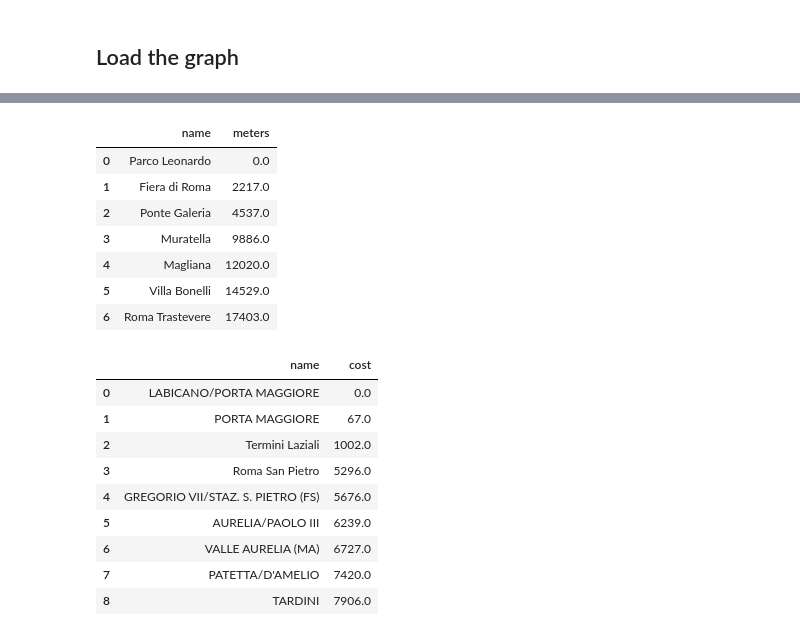
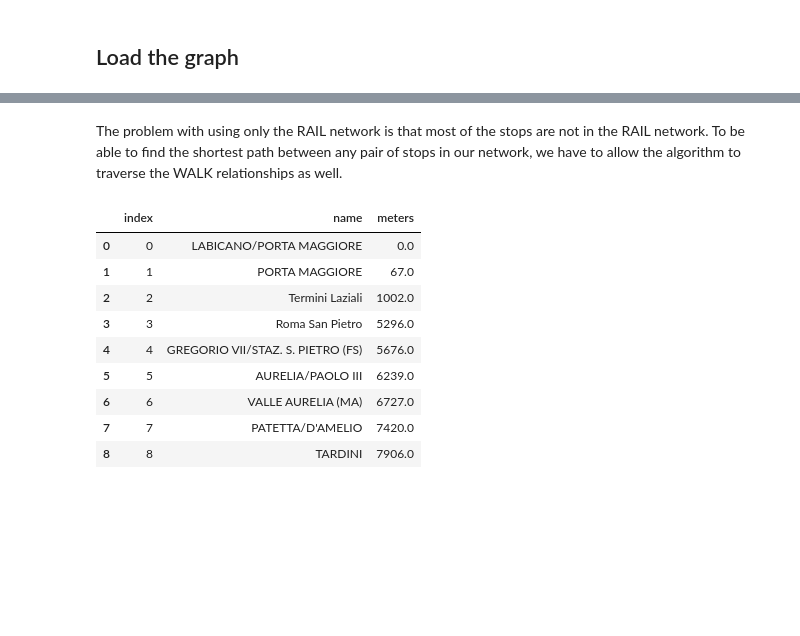
Before and after one commit to tomasonjo/blogs, a Jupyter notebook: graph_analytics_rome/Rome-transport-system.ipynb, the cells around one changed output, grey strips where cells are left out. Drawn from its saved outputs; the diff is of its cells as text; code cells hidden in the pictures; blank space fills up the shorter version.

```diff
--- a/graph_analytics_rome/Rome-transport-system.ipynb
+++ b/graph_analytics_rome/Rome-transport-system.ipynb
@@ -7,0 +21,13 @@ def run_query(query):
+# %%
+# Define Neo4j connections
+import pandas as pd
+from neo4j import GraphDatabase
+host = 'bolt://3.235.2.228:7687'
+user = 'neo4j'
+password = 'seats-drunks-carbon'
+driver = GraphDatabase.driver(host,auth=(user, password))
+
+def run_query(query, parameters = {}):
+    with driver.session() as session:
+        result = session.run(query,parameters)
+        return pd.DataFrame([r.values() for r in result], columns=result.keys())
@@ -160,32 +235,25 @@ RETURN algo.asNode(nodeId).name as name, cost as meters
-# %%
-read_query(shortest_path_single_rel_query)
-# %% [output]
-|  | name | meters |
-| 0 | Parco Leonardo | 0.0 |
-| 1 | Fiera di Roma | 2217.0 |
-| 2 | Ponte Galeria | 4537.0 |
-| 3 | Muratella | 9886.0 |
-| 4 | Magliana | 12020.0 |
-| 5 | Villa Bonelli | 14529.0 |
-| 6 | Roma Trastevere | 17403.0 |
+# %% [markdown]
+The problem with using only the RAIL network is that most of the stops are not in the RAIL network. To be able to find the shortest path between any pair of stops in our network, we have to allow the algorithm to traverse the WALK relationships as well.
 # %%
 # Shortest path using multi relationship types
 shortest_path_multi_rel_query = """
 MATCH (start:Stop{name:'LABICANO/PORTA MAGGIORE'}),(end:Stop{name:'TARDINI'})
-CALL algo.shortestPath.stream(start,end,'distance',{graph:'rome',relationshipQuery:'WALK | RAIL'})
-YIELD nodeId, cost
-RETURN algo.asNode(nodeId).name as name, cost
+CALL gds.shortestPath.dijkstra.stream('rome',{sourceNode: start, targetNode: end,
+  relationshipWeightProperty:'distance',relationshipTypes:['RAIL', 'WALK']})
+YIELD nodeIds,costs
+UNWIND range(0, size(nodeIds) - 1) AS index
+RETURN index, gds.util.asNode(nodeIds[index]).name as name, costs[index] as meters
 """
+
+read_query(shortest_path_multi_rel_query)
+# %% [output]
+|  | index | name | meters |
+| 0 | 0 | LABICANO/PORTA MAGGIORE | 0.0 |
+| 1 | 1 | PORTA MAGGIORE | 67.0 |
+| 2 | 2 | Termini Laziali | 1002.0 |
+| 3 | 3 | Roma San Pietro | 5296.0 |
+| 4 | 4 | GREGORIO VII/STAZ. S. PIETRO (FS) | 5676.0 |
+| 5 | 5 | AURELIA/PAOLO III | 6239.0 |
+| 6 | 6 | VALLE AURELIA (MA) | 6727.0 |
+| 7 | 7 | PATETTA/D'AMELIO | 7420.0 |
+| 8 | 8 | TARDINI | 7906.0 |
-# %%
-read_query(shortest_path_multi_rel_query)
-# %% [output]
-|  | name | cost |
-| 0 | LABICANO/PORTA MAGGIORE | 0.0 |
-| 1 | PORTA MAGGIORE | 67.0 |
-| 2 | Termini Laziali | 1002.0 |
-| 3 | Roma San Pietro | 5296.0 |
-| 4 | GREGORIO VII/STAZ. S. PIETRO (FS) | 5676.0 |
-| 5 | AURELIA/PAOLO III | 6239.0 |
-| 6 | VALLE AURELIA (MA) | 6727.0 |
-| 7 | PATETTA/D'AMELIO | 7420.0 |
-| 8 | TARDINI | 7906.0 |
```
Also changed, not shown: parts of 43 cells of this notebook.
